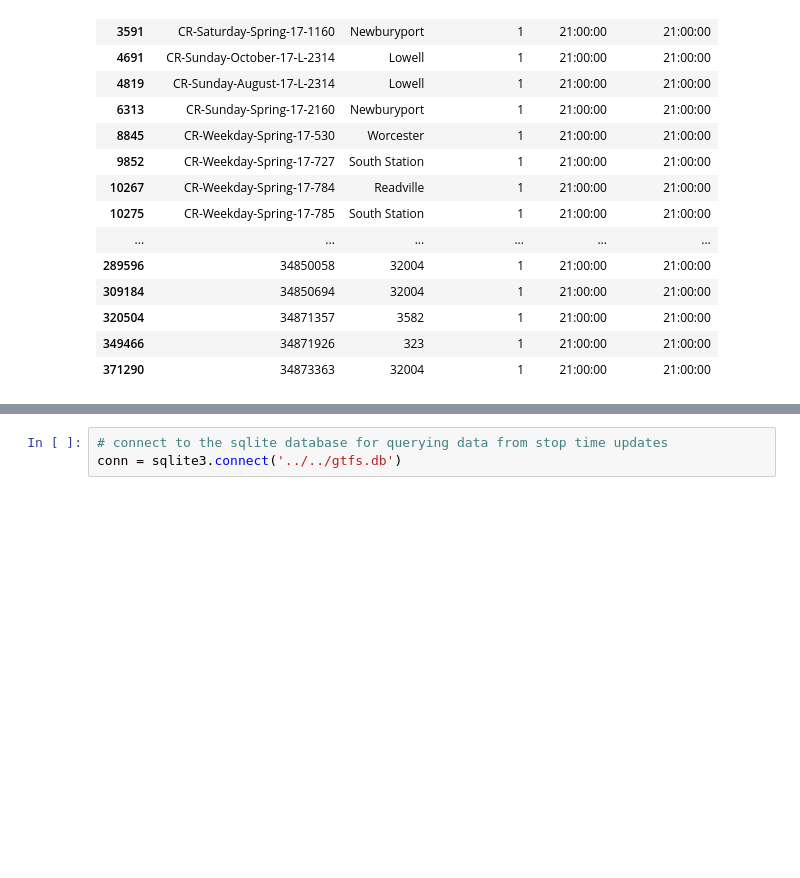
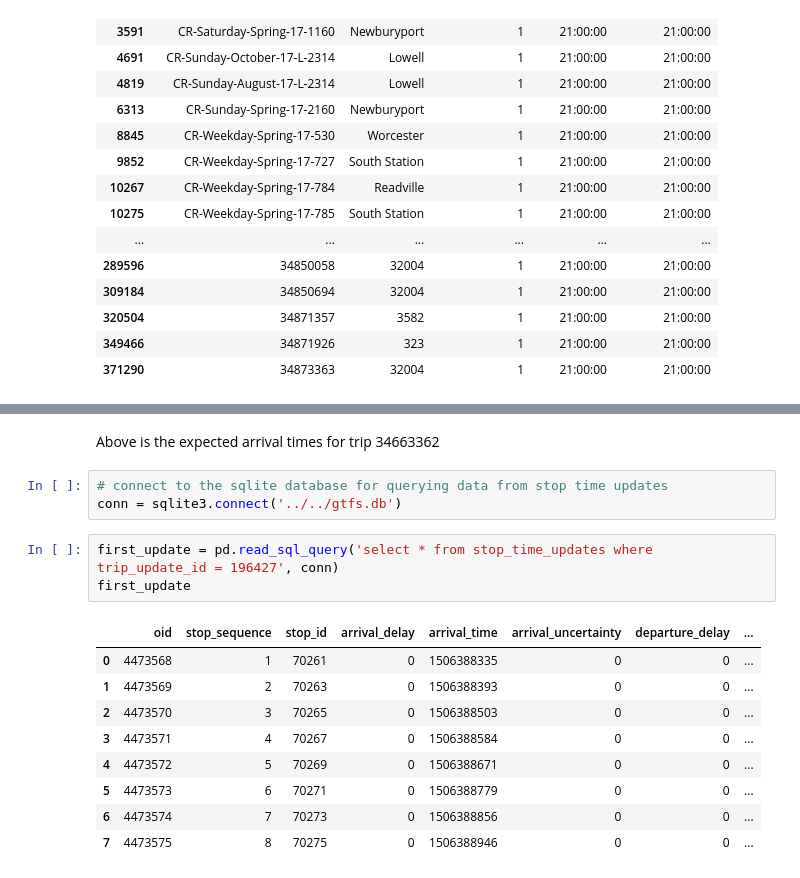
Before and after one commit to jmhern/GTFS_work, a Jupyter notebook: RealTimeDataAnalysis.ipynb, the cells around one changed output, grey strips where cells are left out. Saved outputs shown, nothing was run; the diff lists cells and outputs as text; blank space fills up the shorter version.

Commit message:
Attached stop time updates data

```diff
--- a/RealTimeDataAnalysis.ipynb
+++ b/RealTimeDataAnalysis.ipynb
@@ -77,3 +99,18 @@ first_stops[first_stops['arrival_time'] == '21:00:00'][:25]
+# %% [markdown]
+Above is the expected arrival times for trip 34663362
 # %%
 # connect to the sqlite database for querying data from stop time updates
 conn = sqlite3.connect('../../gtfs.db')
+# %%
+first_update = pd.read_sql_query('select * from stop_time_updates where trip_update_id = 196427', conn)
+first_update
+# %% [output]
+|  | oid | stop_sequence | stop_id | arrival_delay | arrival_time | arrival_uncertainty | departure_delay | ... |
+| 0 | 4473568 | 1 | 70261 | 0 | 1506388335 | 0 | 0 | ... |
+| 1 | 4473569 | 2 | 70263 | 0 | 1506388393 | 0 | 0 | ... |
+| 2 | 4473570 | 3 | 70265 | 0 | 1506388503 | 0 | 0 | ... |
+| 3 | 4473571 | 4 | 70267 | 0 | 1506388584 | 0 | 0 | ... |
+| 4 | 4473572 | 5 | 70269 | 0 | 1506388671 | 0 | 0 | ... |
+| 5 | 4473573 | 6 | 70271 | 0 | 1506388779 | 0 | 0 | ... |
+| 6 | 4473574 | 7 | 70273 | 0 | 1506388856 | 0 | 0 | ... |
+| 7 | 4473575 | 8 | 70275 | 0 | 1506388946 | 0 | 0 | ... |
```
Also changed, not shown: parts of 10 cells of this notebook.
